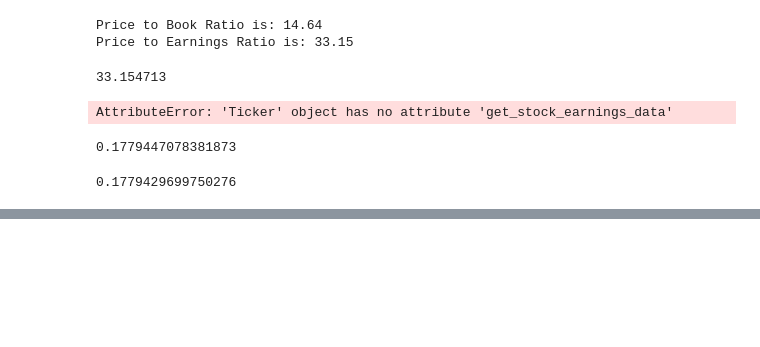
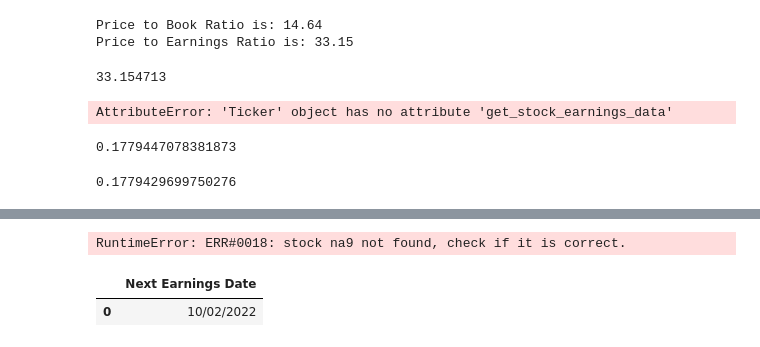
Before and after one commit to dcastf01/financial_app, a Jupyter notebook: notebooks/investing.ipynb, the cells around one changed output, grey strips where cells are left out. Drawn from its saved outputs; the diff is of its cells as text; code cells hidden in the pictures; blank space fills up the shorter version.

Commit message:
function earning_calendar()

```diff
--- a/notebooks/investing.ipynb
+++ b/notebooks/investing.ipynb
@@ -347,0 +340,9 @@ http://financials.morningstar.com/ajax/exportKR2CSV.html?&callback=?&t=AAPL&regi
+# %%
+info_df = investpy.get_stock_information('NA9','germany')
+# %% [output]
+RuntimeError: ERR#0018: stock na9 not found, check if it is correct.
+# %%
+info_df[['Next Earnings Date']]
+# %% [output]
+|  | Next Earnings Date |
+| 0 | 10/02/2022 |
```
Also changed, not shown: parts of 17 cells of this notebook, 1 other file.
